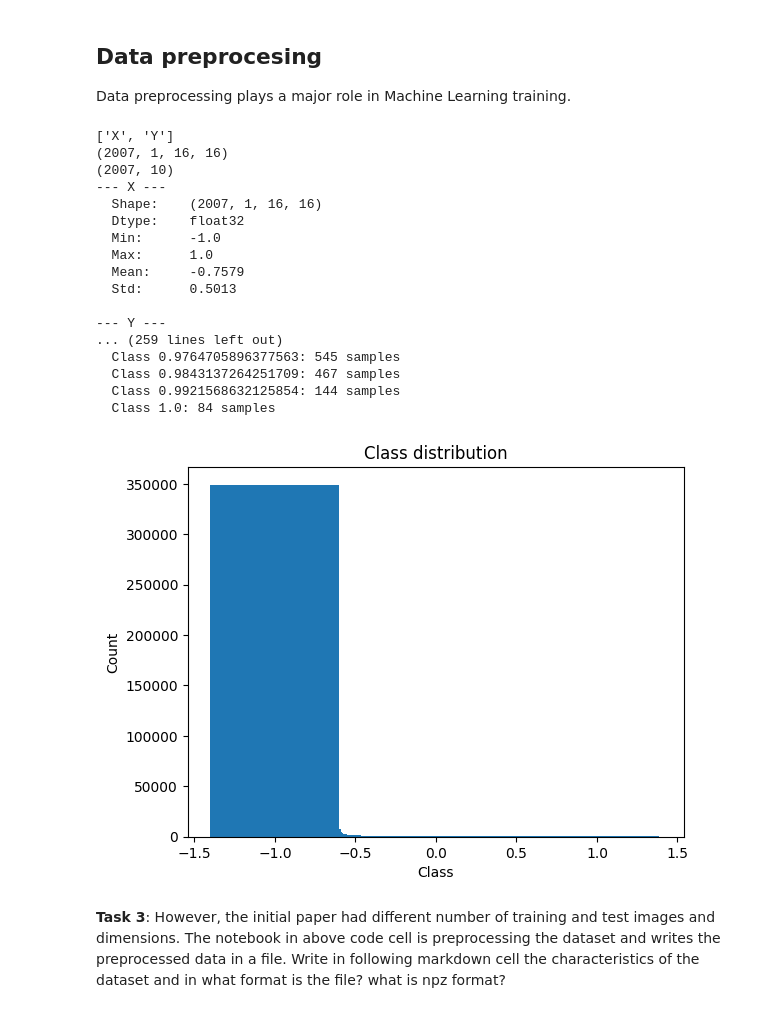
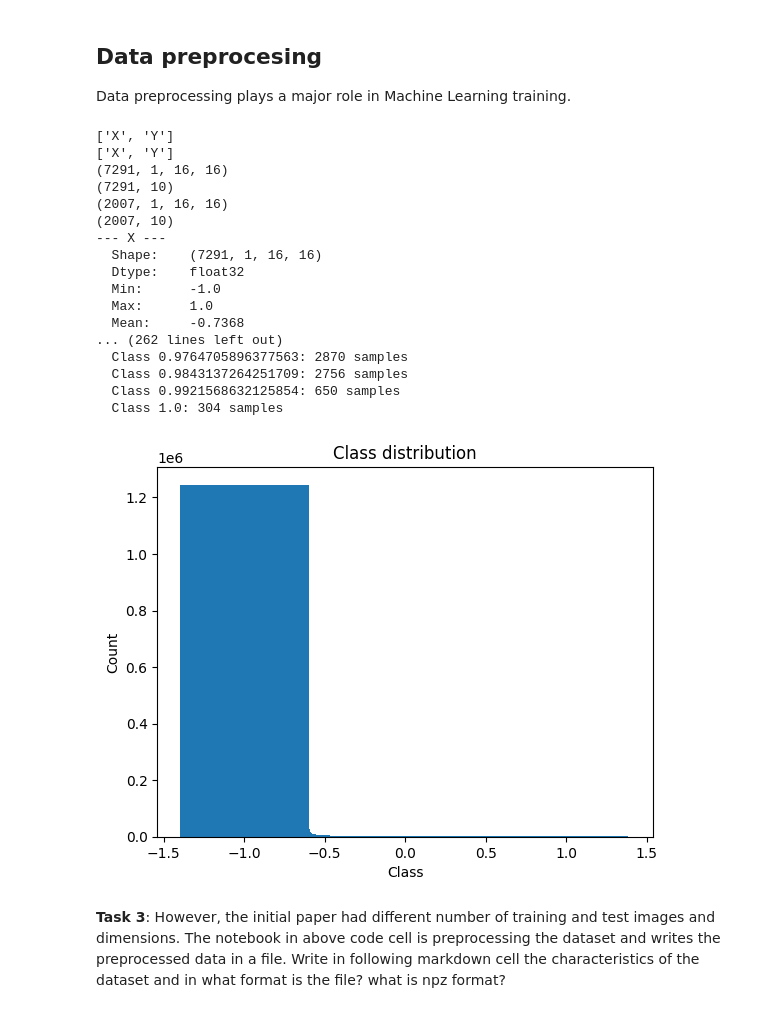
Before and after one commit to herbstsonne/thn-aia-classroom-create-lenet1-cnn-in-pytorch-aia-lenet-template, a Jupyter notebook: pytorch_playground.ipynb, the cells around one changed output. Saved outputs shown, nothing was run; the diff lists cells and outputs as text; code cells hidden in the pictures.

```diff
--- a/pytorch_playground.ipynb
+++ b/pytorch_playground.ipynb
@@ -113,57 +118,63 @@ for split_name, (x_raw, y_raw, n) in dataset_dict.items():
     filename = f"./data/{split_name}1989.npz"
     np.savez(filename, X=x_final, Y=y_final)
 
-data = np.load('./data/test1989.npz')
-print(data.files)
+data_train = np.load('./data/train1989.npz')
+print(data_train.files)
 
-x = data['X']
-y = data['Y']
+data_test = np.load('./data/test1989.npz')
+print(data_test.files)
+
+x = data_train['X']
+y = data_train['Y']
 print(x.shape)
 print(y.shape)
 
-for key in data.files:
-    arr = data[key]
+x = data_test['X']
+y = data_test['Y']
+print(x.shape)
+print(y.shape)
+
+for key in data_train.files:
+    arr = data_train[key]
     print(f"--- {key} ---")
     print(f"  Shape:    {arr.shape}")
     print(f"  Dtype:    {arr.dtype}")
     print(f"  Min:      {arr.min()}")
     print(f"  Max:      {arr.max()}")
     print(f"  Mean:     {arr.mean():.4f}")
     print(f"  Std:      {arr.std():.4f}")
     print()
 
-    labels = data['X']  # adjust key name to yours
+    labels = data_train['X']
 
-# Unique classes and counts
 unique, counts = np.unique(labels, return_counts=True)
 for cls, cnt in zip(unique, counts):
     print(f"  Class {cls}: {cnt} samples")
 
-# Visualize class distribution
 plt.bar(unique, counts)
 plt.xlabel("Class")
 plt.ylabel("Count")
 plt.title("Class distribution")
 plt.show()
 # %% [output]
 ['X', 'Y']
+['X', 'Y']
+(7291, 1, 16, 16)
+(7291, 10)
 (2007, 1, 16, 16)
 (2007, 10)
 --- X ---
-  Shape:    (2007, 1, 16, 16)
+  Shape:    (7291, 1, 16, 16)
   Dtype:    float32
   Min:      -1.0
   Max:      1.0
-  Mean:     -0.7579
-  Std:      0.5013
-
---- Y ---
-... (259 lines left out)
-  Class 0.9764705896377563: 545 samples
-  Class 0.9843137264251709: 467 samples
-  Class 0.9921568632125854: 144 samples
-  Class 1.0: 84 samples
+  Mean:     -0.7368
+... (262 lines left out)
+  Class 0.9764705896377563: 2870 samples
+  Class 0.9843137264251709: 2756 samples
+  Class 0.9921568632125854: 650 samples
+  Class 1.0: 304 samples
-[figure, old version]
+[figure, new version]
 # %% [markdown]
 **Task 3**: However, the initial paper had different number of training and test images and dimensions. The notebook in above code cell is preprocessing the dataset and writes the preprocessed data in a file. Write in following markdown cell the characteristics of the dataset and in what format is the file? what is npz format?
 # %% [markdown]
```
Also changed, not shown: parts of 5 cells of this notebook.
